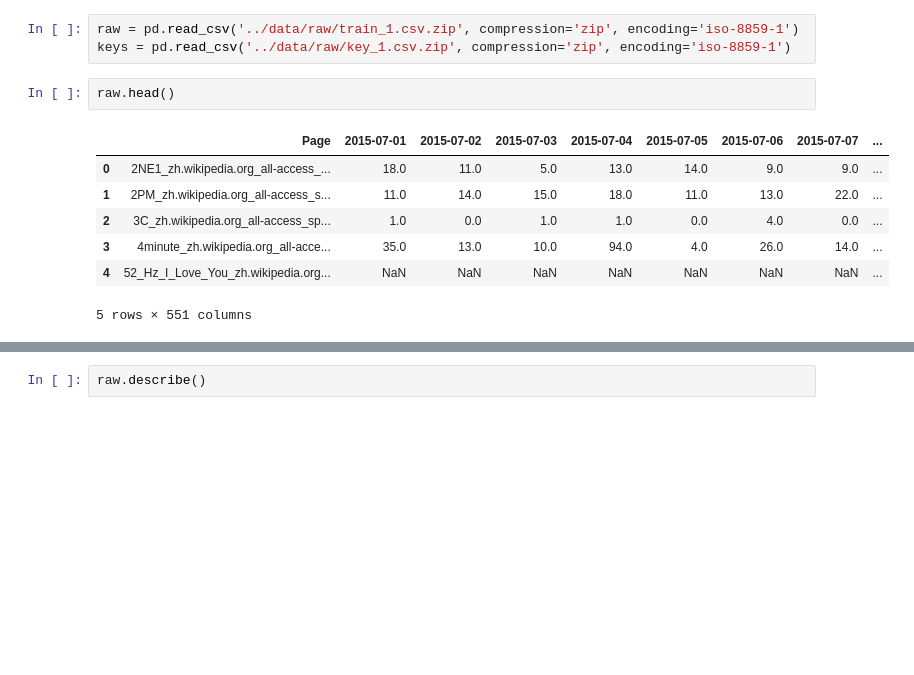
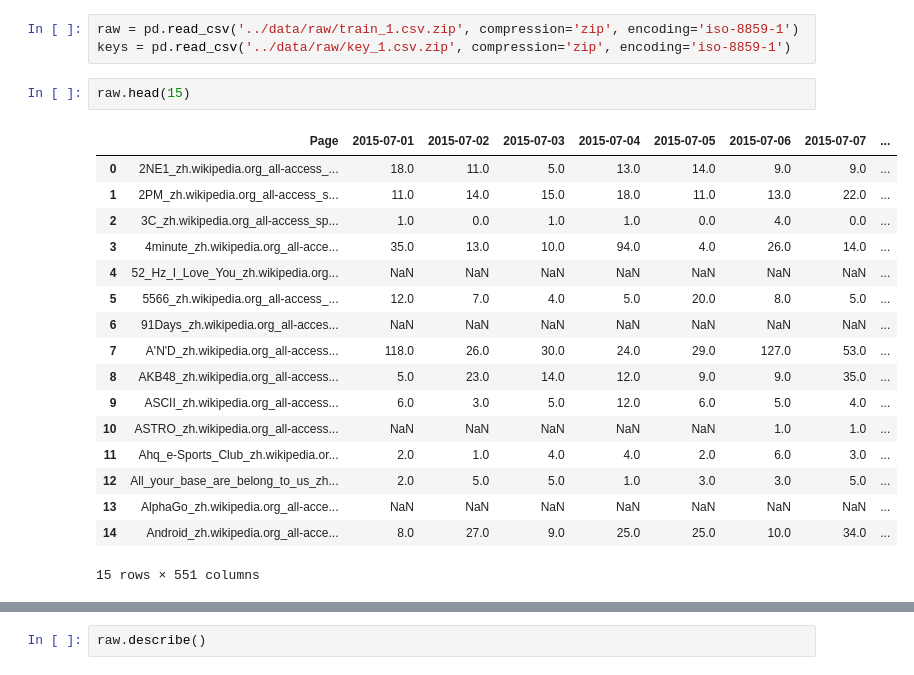
Before and after one commit to andfanilo/wikipediaforecast, a Jupyter notebook: notebooks/0.1-brief_reading.ipynb, the cells around one changed output, grey strips where cells are left out. Drawn from its saved outputs; the diff is of its cells as text; blank space fills up the shorter version.

```diff
--- a/notebooks/0.1-brief_reading.ipynb
+++ b/notebooks/0.1-brief_reading.ipynb
@@ -18,13 +18,23 @@ import matplotlib.pyplot as plt
 raw = pd.read_csv('../data/raw/train_1.csv.zip', compression='zip', encoding='iso-8859-1')
 keys = pd.read_csv('../data/raw/key_1.csv.zip', compression='zip', encoding='iso-8859-1')
 # %%
-raw.head()
+raw.head(15)
 # %% [output]
 |  | Page | 2015-07-01 | 2015-07-02 | 2015-07-03 | 2015-07-04 | 2015-07-05 | 2015-07-06 | 2015-07-07 | ... |
 | 0 | 2NE1_zh.wikipedia.org_all-access_... | 18.0 | 11.0 | 5.0 | 13.0 | 14.0 | 9.0 | 9.0 | ... |
 | 1 | 2PM_zh.wikipedia.org_all-access_s... | 11.0 | 14.0 | 15.0 | 18.0 | 11.0 | 13.0 | 22.0 | ... |
 | 2 | 3C_zh.wikipedia.org_all-access_sp... | 1.0 | 0.0 | 1.0 | 1.0 | 0.0 | 4.0 | 0.0 | ... |
 | 3 | 4minute_zh.wikipedia.org_all-acce... | 35.0 | 13.0 | 10.0 | 94.0 | 4.0 | 26.0 | 14.0 | ... |
 | 4 | 52_Hz_I_Love_You_zh.wikipedia.org... | NaN | NaN | NaN | NaN | NaN | NaN | NaN | ... |
+| 5 | 5566_zh.wikipedia.org_all-access_... | 12.0 | 7.0 | 4.0 | 5.0 | 20.0 | 8.0 | 5.0 | ... |
+| 6 | 91Days_zh.wikipedia.org_all-acces... | NaN | NaN | NaN | NaN | NaN | NaN | NaN | ... |
+| 7 | A'N'D_zh.wikipedia.org_all-access... | 118.0 | 26.0 | 30.0 | 24.0 | 29.0 | 127.0 | 53.0 | ... |
+| 8 | AKB48_zh.wikipedia.org_all-access... | 5.0 | 23.0 | 14.0 | 12.0 | 9.0 | 9.0 | 35.0 | ... |
+| 9 | ASCII_zh.wikipedia.org_all-access... | 6.0 | 3.0 | 5.0 | 12.0 | 6.0 | 5.0 | 4.0 | ... |
+| 10 | ASTRO_zh.wikipedia.org_all-access... | NaN | NaN | NaN | NaN | NaN | 1.0 | 1.0 | ... |
+| 11 | Ahq_e-Sports_Club_zh.wikipedia.or... | 2.0 | 1.0 | 4.0 | 4.0 | 2.0 | 6.0 | 3.0 | ... |
+| 12 | All_your_base_are_belong_to_us_zh... | 2.0 | 5.0 | 5.0 | 1.0 | 3.0 | 3.0 | 5.0 | ... |
+| 13 | AlphaGo_zh.wikipedia.org_all-acce... | NaN | NaN | NaN | NaN | NaN | NaN | NaN | ... |
+| 14 | Android_zh.wikipedia.org_all-acce... | 8.0 | 27.0 | 9.0 | 25.0 | 25.0 | 10.0 | 34.0 | ... |
-5 rows × 551 columns
+15 rows × 551 columns
 # %%
```
Also changed, not shown: parts of 9 cells of this notebook, 1 other file.
